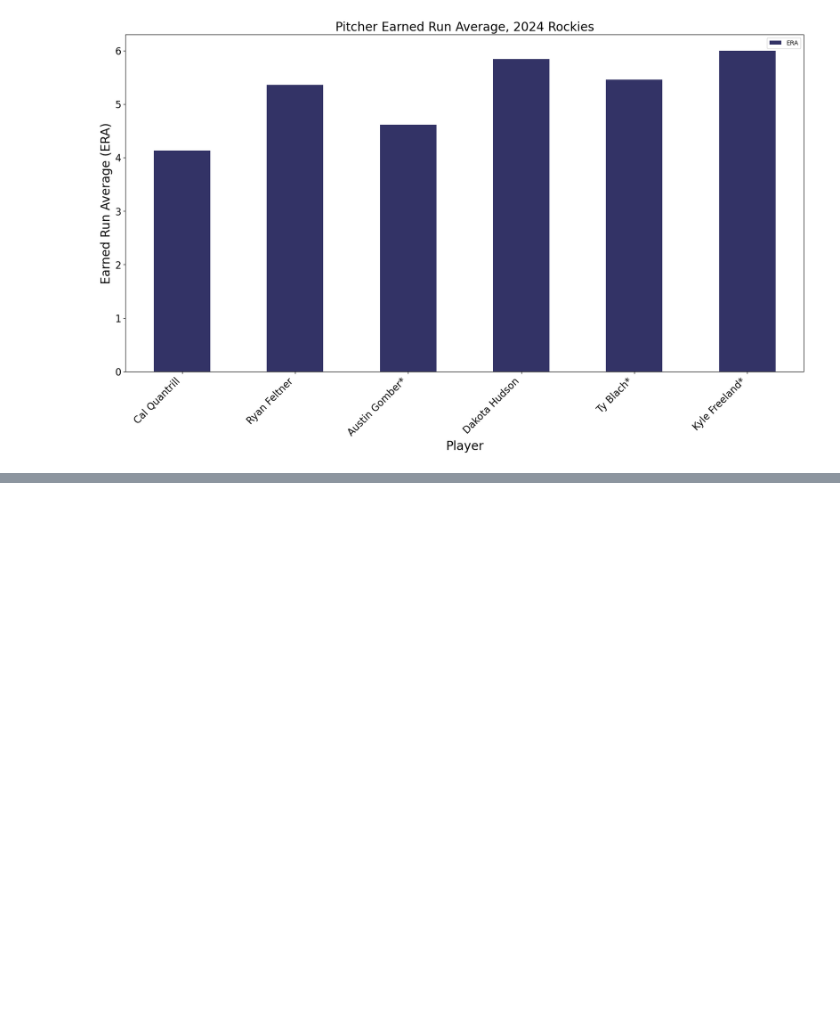
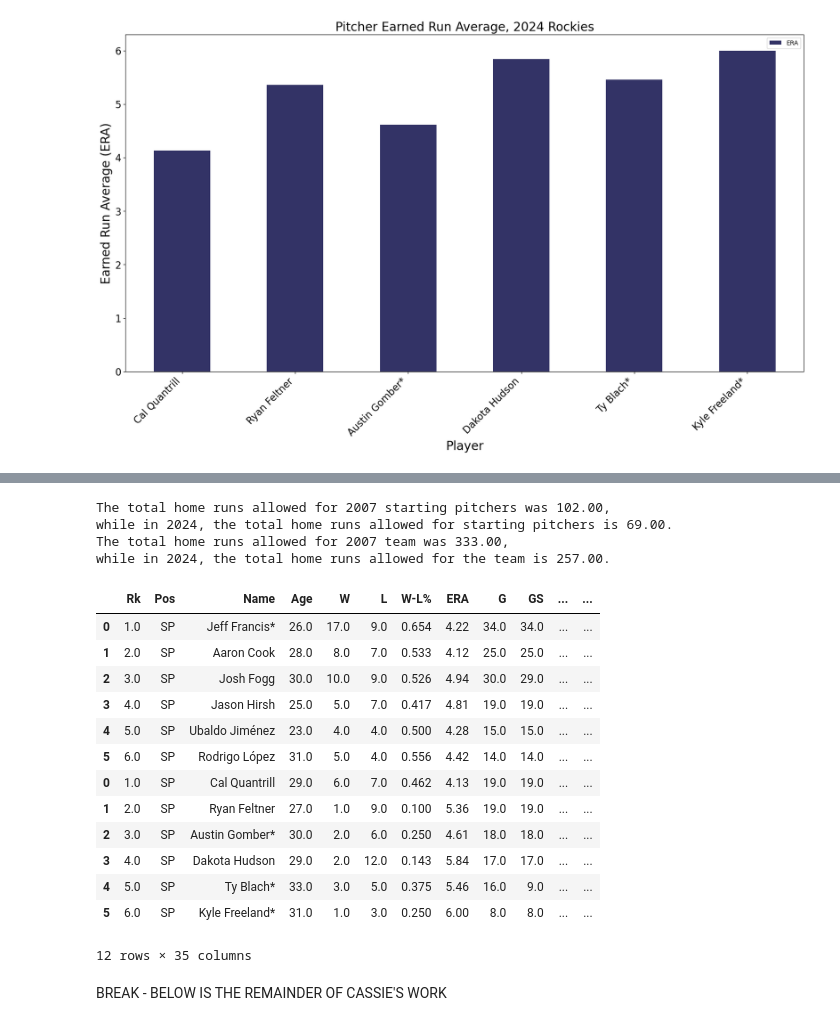
Before and after one commit to cassydm/rockies_moneyball_part-deux, a Jupyter notebook: Test_files/working_file_liz.ipynb, the cells around one changed output, grey strips where cells are left out. Cells and saved outputs as stored; diff of their text form; code cells hidden in the pictures; blank space fills up the shorter version.

```diff
--- a/Test_files/working_file_liz.ipynb
+++ b/Test_files/working_file_liz.ipynb
@@ -191,22 +237,47 @@ while in 2024, the Earned Run Average for starting pitchers is 5.23.
+# %%
+# Finding and printing the HR between the two years
+print(f"The total home runs allowed for 2007 starting pitchers was {pitching_2007_SP['HR'].sum():,.2f},\n"
+      f"while in 2024, the total home runs allowed for starting pitchers is {pitching_2024_SP['HR'].sum():,.2f}.")
+
+print(f"The total home runs allowed for 2007 team was {pitching_2007['HR'].sum():,.2f},\n"
+      f"while in 2024, the total home runs allowed for the team is {pitching_2024['HR'].sum():,.2f}.")
+# %% [output]
+The total home runs allowed for 2007 starting pitchers was 102.00,
+while in 2024, the total home runs allowed for starting pitchers is 69.00.
+The total home runs allowed for 2007 team was 333.00,
+while in 2024, the total home runs allowed for the team is 257.00.
 # %%
 # Prepping the data to be concatnated.
 
 #Adding a column to signal which year the data is from and making sure that both columns were added correctly.
 
-batting_2007["Year"]=2007
-batting_2024["Year"]=2024
+pitching_2007_SP["year"] = 2007
+pitching_2024_SP["year"] = 2024
+
 
 # Verification methods
-# display(batting_2007.head(3))
-# display(batting_2007.columns)
-# display(batting_2007.dtypes)
-# display(batting_2024.head(3))
-# display(batting_2024.columns)
-# display(batting_2024.dtypes)
+# display(pitching_2007_SP.head(3))
+# display(pitching_2007_SP.columns)
+# display(pitching_2007_SP.dtypes)
+# display(pitching_2024_SP.head(3))
+# display(pitching_2024_SP.columns)
+# display(pitching_2024_SP.dtypes)
 # %%
 # Concatnating the data on index.
-batting_2007=batting_2007.reset_index(drop=True)
-batting_2024=batting_2024.reset_index(drop=True)
-batting_combined=pd.concat([batting_2007,batting_2024])
-display(batting_combined.head(5))
-display(batting_combined.tail(5))
+pitching_SP_combined=pd.concat([pitching_2007_SP,pitching_2024_SP])
+display(pitching_SP_combined.head(13))
+# %% [output]
+|  | Rk | Pos | Name | Age | W | L | W-L% | ERA | G | GS | ... | ... |
+| 0 | 1.0 | SP | Jeff Francis* | 26.0 | 17.0 | 9.0 | 0.654 | 4.22 | 34.0 | 34.0 | ... | ... |
+| 1 | 2.0 | SP | Aaron Cook | 28.0 | 8.0 | 7.0 | 0.533 | 4.12 | 25.0 | 25.0 | ... | ... |
+| 2 | 3.0 | SP | Josh Fogg | 30.0 | 10.0 | 9.0 | 0.526 | 4.94 | 30.0 | 29.0 | ... | ... |
+| 3 | 4.0 | SP | Jason Hirsh | 25.0 | 5.0 | 7.0 | 0.417 | 4.81 | 19.0 | 19.0 | ... | ... |
+| 4 | 5.0 | SP | Ubaldo Jiménez | 23.0 | 4.0 | 4.0 | 0.500 | 4.28 | 15.0 | 15.0 | ... | ... |
+| 5 | 6.0 | SP | Rodrigo López | 31.0 | 5.0 | 4.0 | 0.556 | 4.42 | 14.0 | 14.0 | ... | ... |
+| 0 | 1.0 | SP | Cal Quantrill | 29.0 | 6.0 | 7.0 | 0.462 | 4.13 | 19.0 | 19.0 | ... | ... |
+| 1 | 2.0 | SP | Ryan Feltner | 27.0 | 1.0 | 9.0 | 0.100 | 5.36 | 19.0 | 19.0 | ... | ... |
+| 2 | 3.0 | SP | Austin Gomber* | 30.0 | 2.0 | 6.0 | 0.250 | 4.61 | 18.0 | 18.0 | ... | ... |
+| 3 | 4.0 | SP | Dakota Hudson | 29.0 | 2.0 | 12.0 | 0.143 | 5.84 | 17.0 | 17.0 | ... | ... |
+| 4 | 5.0 | SP | Ty Blach* | 33.0 | 3.0 | 5.0 | 0.375 | 5.46 | 16.0 | 9.0 | ... | ... |
+| 5 | 6.0 | SP | Kyle Freeland* | 31.0 | 1.0 | 3.0 | 0.250 | 6.00 | 8.0 | 8.0 | ... | ... |
+12 rows × 35 columns
@@ -217,3 +284,5 @@ print(batting_combined.columns)
+# %% [markdown]
+BREAK - BELOW IS THE REMAINDER OF CASSIE'S WORK
 # %%
 # Grouping the combined data frame by position. One for averages and one for sums.
 grouped_df_pos_mean= batting_combined.groupby(["Pos","Year"]).mean().reset_index()
```
Also changed, not shown: parts of 5 cells of this notebook.
